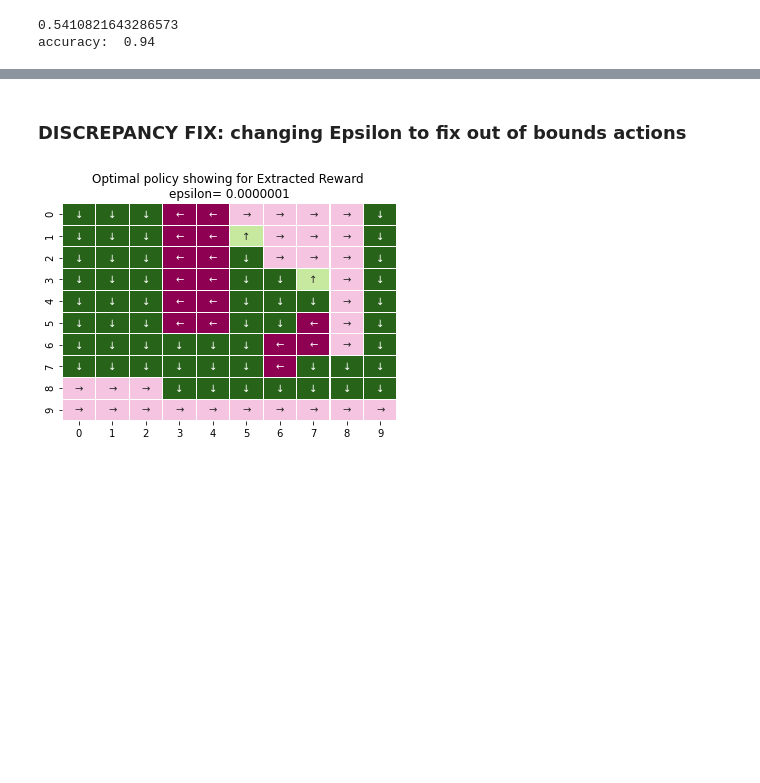
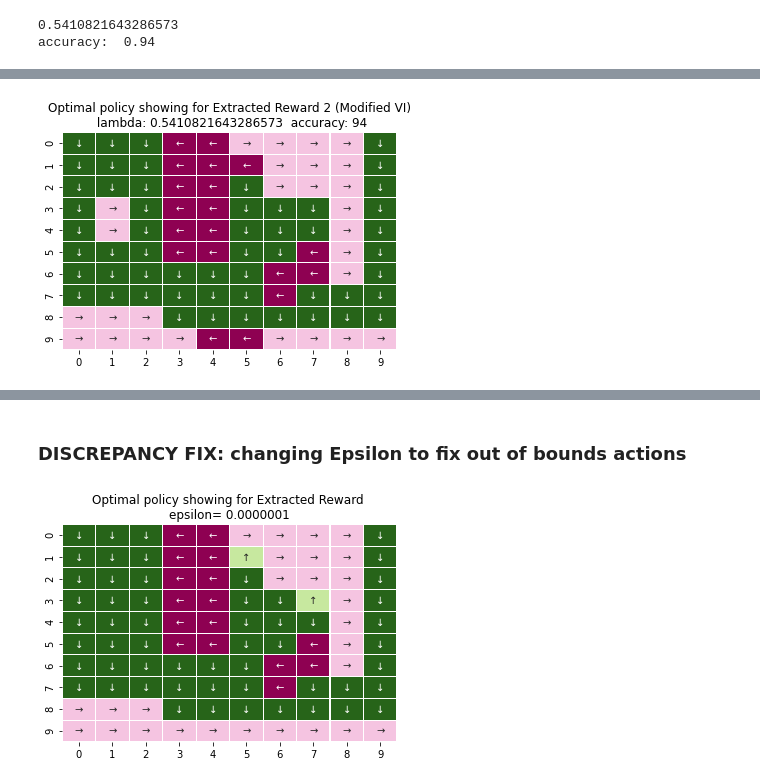
Before and after one commit to MaggieX/Large_Scale_Social_Complex_Network, a Jupyter notebook: Project3/Project3_Q1_Q25_modifiedVI.ipynb, the cells around one changed output, grey strips where cells are left out. Saved outputs shown, nothing was run; the diff lists cells and outputs as text; code cells hidden in the pictures; blank space fills up the shorter version.

```diff
--- a/Project3/Project3_Q1_Q25_modifiedVI.ipynb
+++ b/Project3/Project3_Q1_Q25_modifiedVI.ipynb
@@ -1173,0 +1160,7 @@ accuracy:  94
+# %%
+pi_max_m, V_max_m = value_iteration_modified(env_max, eps, snapshots=False)
+
+acc= get_accuracy(pi_max_m, exp_pi)
+plot_policy_color(n, pi_max_m, 'Optimal policy showing for Extracted Reward 2 (Modified VI)\n lambda: {}  accuracy: {}'.format(lambda_max, acc))
+# %% [output]
+[figure, added]
```
Also changed, not shown: parts of 18 cells of this notebook.
